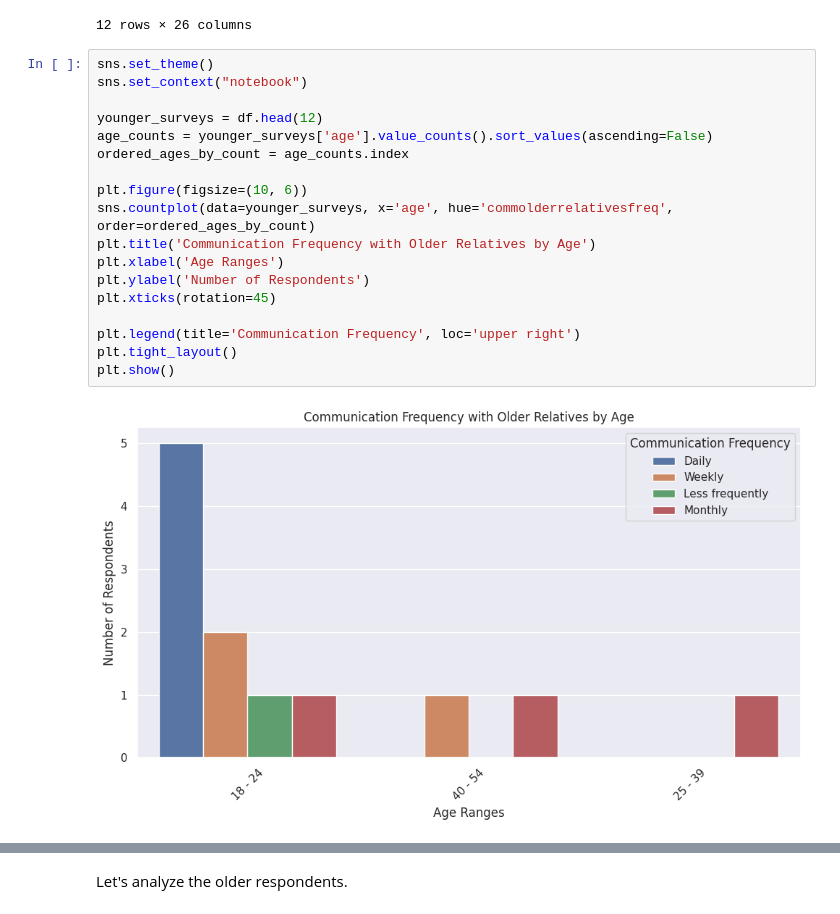
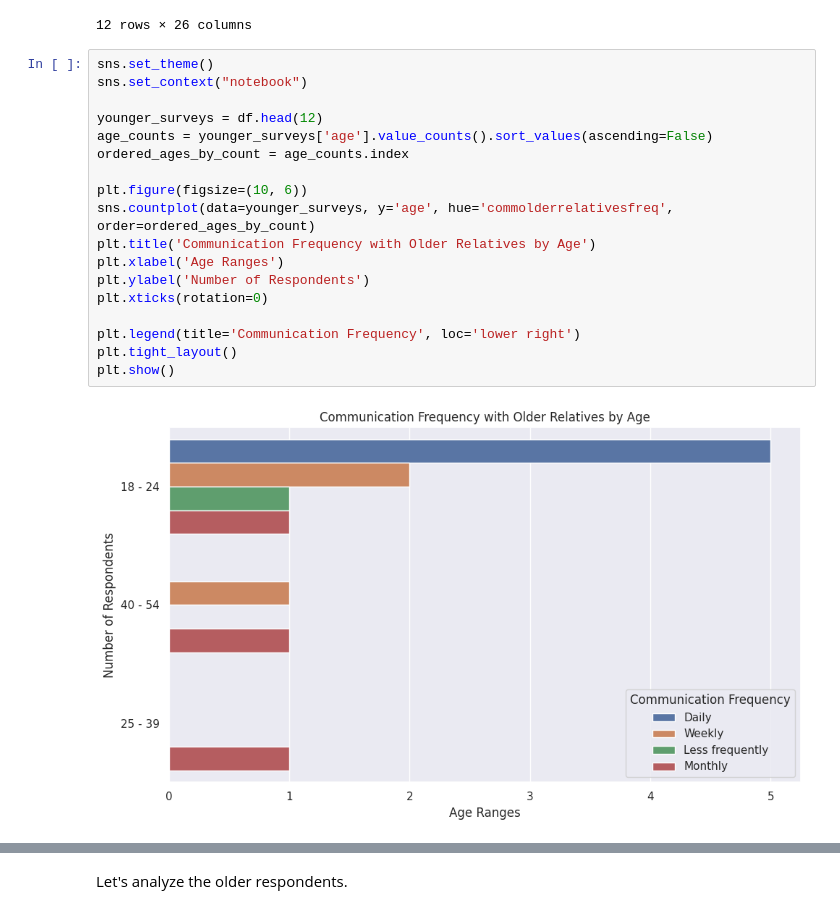
Before and after one commit to neekrich/Flikshop, a Jupyter notebook: FlikshopSurveyResults_Elderly.ipynb, the cells around one changed output, grey strips where cells are left out. Saved outputs shown, nothing was run; the diff lists cells and outputs as text.

```diff
--- a/FlikshopSurveyResults_Elderly.ipynb
+++ b/FlikshopSurveyResults_Elderly.ipynb
@@ -59,20 +59,20 @@ younger_surveys
 # %%
 sns.set_theme()
 sns.set_context("notebook")
 
 younger_surveys = df.head(12)
 age_counts = younger_surveys['age'].value_counts().sort_values(ascending=False)
 ordered_ages_by_count = age_counts.index
 
 plt.figure(figsize=(10, 6))
-sns.countplot(data=younger_surveys, x='age', hue='commolderrelativesfreq', order=ordered_ages_by_count)
+sns.countplot(data=younger_surveys, y='age', hue='commolderrelativesfreq', order=ordered_ages_by_count)
 plt.title('Communication Frequency with Older Relatives by Age')
 plt.xlabel('Age Ranges')
 plt.ylabel('Number of Respondents')
-plt.xticks(rotation=45)
+plt.xticks(rotation=0)
 
-plt.legend(title='Communication Frequency', loc='upper right')
+plt.legend(title='Communication Frequency', loc='lower right')
 plt.tight_layout()
 plt.show()
 # %% [output]
-[figure, old version]
+[figure, new version]
```
Also changed, not shown: parts of 5 cells of this notebook.
